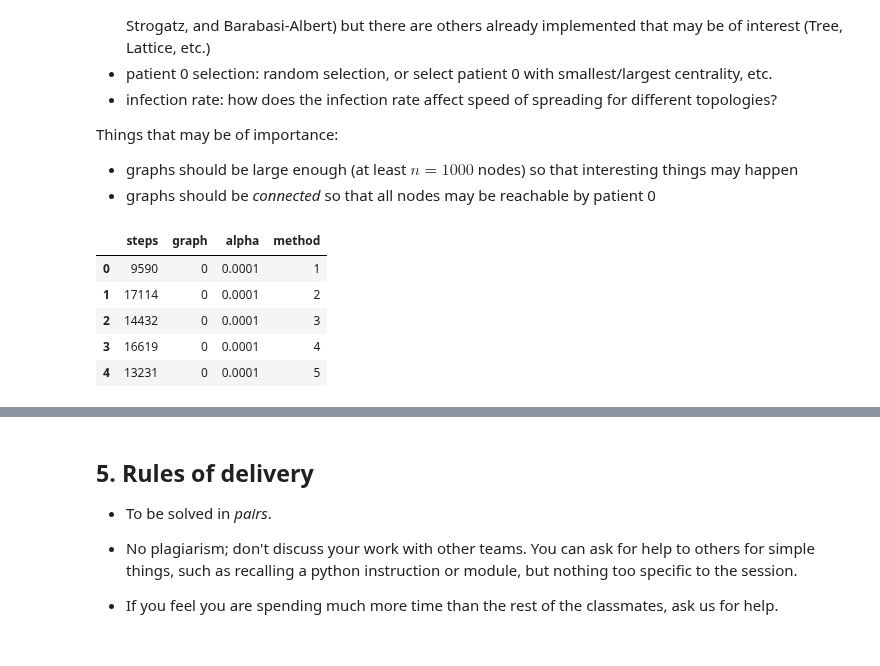
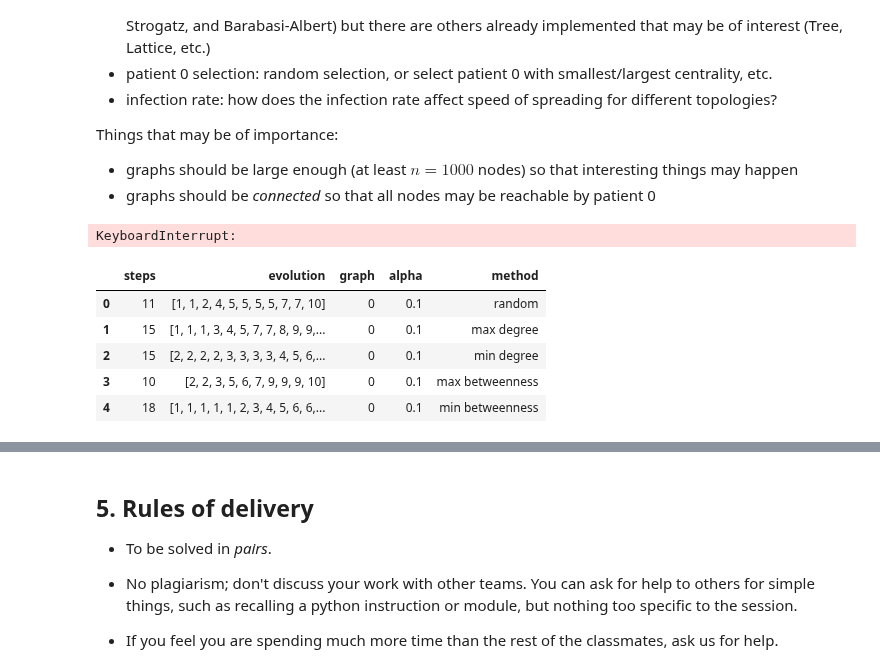
Before and after one commit to 0J0P0/Search-and-Analysis-of-Information, a Jupyter notebook: Lab 9 - SI model/09epidemic.ipynb, the cells around one changed output, grey strips where cells are left out. Cells and saved outputs as stored; diff of their text form; code cells hidden in the pictures.

```diff
--- a/Lab 9 - SI model/09epidemic.ipynb
+++ b/Lab 9 - SI model/09epidemic.ipynb
@@ -147,18 +147,28 @@ def spread(g, alpha, initial_node_method):
   g.vs[initial_node]['infected'] = True
 
   steps = 0
+  evolution = []
+  stop_condition = 0
 
-  while len(g.vs.select(infected=True)) < g.vcount():
+  while len(g.vs.select(infected=True)) < g.vcount() and stop_condition < 1000:
+    infected = len(g.vs.select(infected=True))
     for v in g.vs.select(infected=True):
       for neighbor in v.neighbors():
         if neighbor['infected'] == False and random.random() < alpha:
           neighbor['infected'] = True
+
+    if infected == len(g.vs.select(infected=True)):
+      stop_condition += 1
+    else:
+      stop_condition = 0
+
     steps += 1
+    evolution.append(len(g.vs.select(infected=True)))
 
-  return steps
+  return steps, evolution
 # %%
-n = 1000
-m = 10000
+n = 100
+m = 50
 # %%
 connected = False
 while not connected:
@@ -174,8 +184,10 @@ connected = False
 while not connected:
     g3 = ig.Graph.Watts_Strogatz(1, n, m//n, 0.1)
     connected = g3.is_connected()
+# %% [output]
+KeyboardInterrupt:
 # %%
-alphas = [0.001, 0.01, 0.3, 0.5, 0.7, 0.9]
+alphas = [0.1, 0.3, 0.5, 0.7]
 methods = [1, 2, 3, 4, 5, 6, 7]
 graphs = [g1, g2, g3]
 
@@ -184,24 +196,35 @@ results = {}
 for i, g in enumerate(graphs):
   for a in alphas:
     for method in methods:
-      print(i, a, method)
+      # print(i, a, method)
       results[(i, a, method)] = spread(g, a, method)
 # %%
 import pandas as pd
 
 df = pd.DataFrame.from_dict(results, orient='index')
 df.reset_index(inplace=True)
 df[['graph', 'alpha', 'method']] = pd.DataFrame(df['index'].tolist(), index=df.index)
 df = df.drop(columns=['index'])
 df = df.rename(columns={0: 'steps'})
+df = df.rename(columns={1: 'evolution'})
+
+method_names = {1: 'random',
+                2: 'max degree',
+                3: 'min degree',
+                4: 'max betweenness',
+                5: 'min betweenness',
+                6: 'max closeness',
+                7: 'min closeness'}
+
+df['method'] = df['method'].map(method_names)
 df.head()
 # %% [output]
-|  | steps | graph | alpha | method |
-| 0 | 9590 | 0 | 0.0001 | 1 |
-| 1 | 17114 | 0 | 0.0001 | 2 |
-| 2 | 14432 | 0 | 0.0001 | 3 |
-| 3 | 16619 | 0 | 0.0001 | 4 |
-| 4 | 13231 | 0 | 0.0001 | 5 |
+|  | steps | evolution | graph | alpha | method |
+| 0 | 11 | [1, 1, 2, 4, 5, 5, 5, 5, 7, 7, 10] | 0 | 0.1 | random |
+| 1 | 15 | [1, 1, 1, 3, 4, 5, 7, 7, 8, 9, 9,... | 0 | 0.1 | max degree |
+| 2 | 15 | [2, 2, 2, 2, 3, 3, 3, 3, 4, 5, 6,... | 0 | 0.1 | min degree |
+| 3 | 10 | [2, 2, 3, 5, 6, 7, 9, 9, 9, 10] | 0 | 0.1 | max betweenness |
+| 4 | 18 | [1, 1, 1, 1, 1, 2, 3, 4, 5, 6, 6,... | 0 | 0.1 | min betweenness |
 # %%
 import altair as alt
 
```
Also changed, not shown: parts of 3 cells of this notebook.
